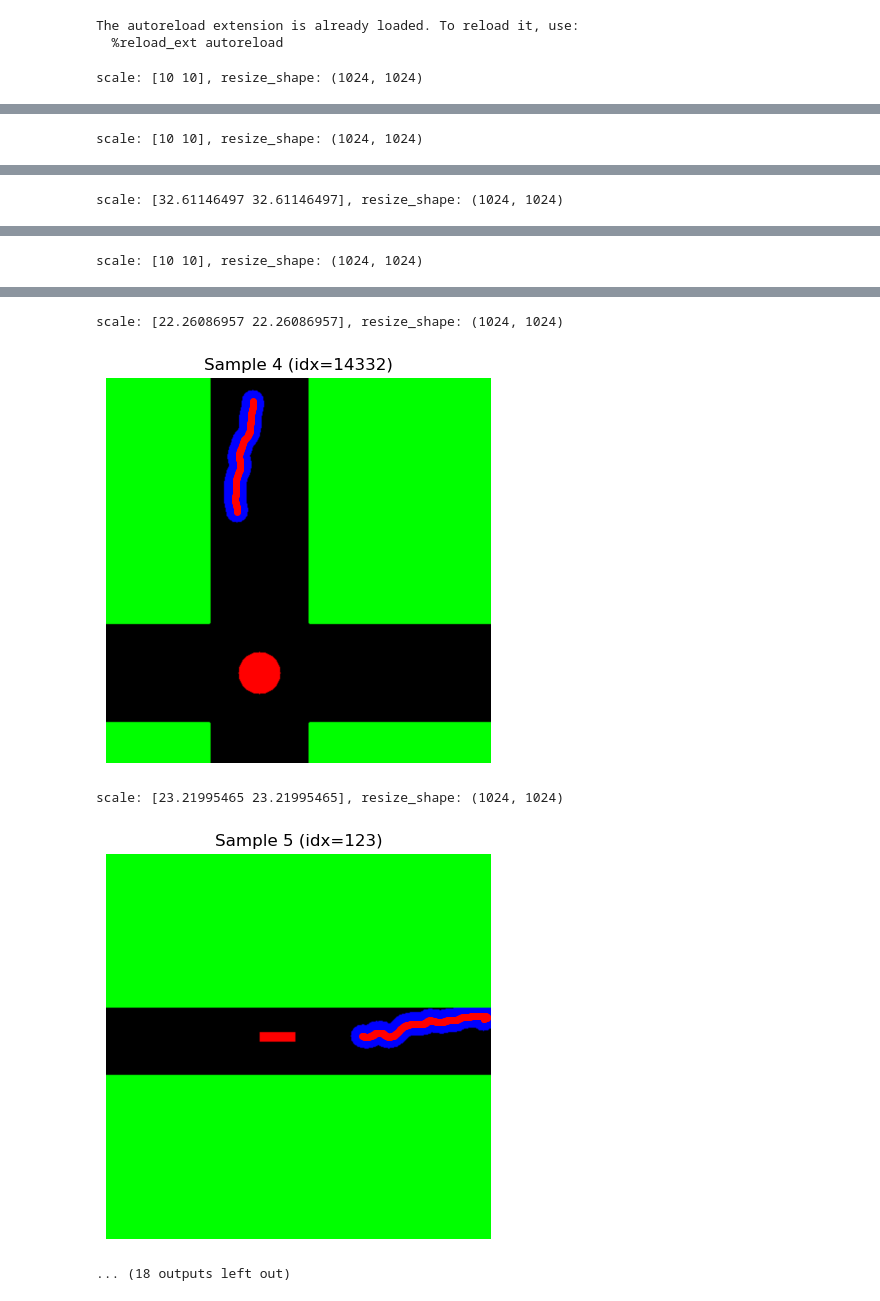
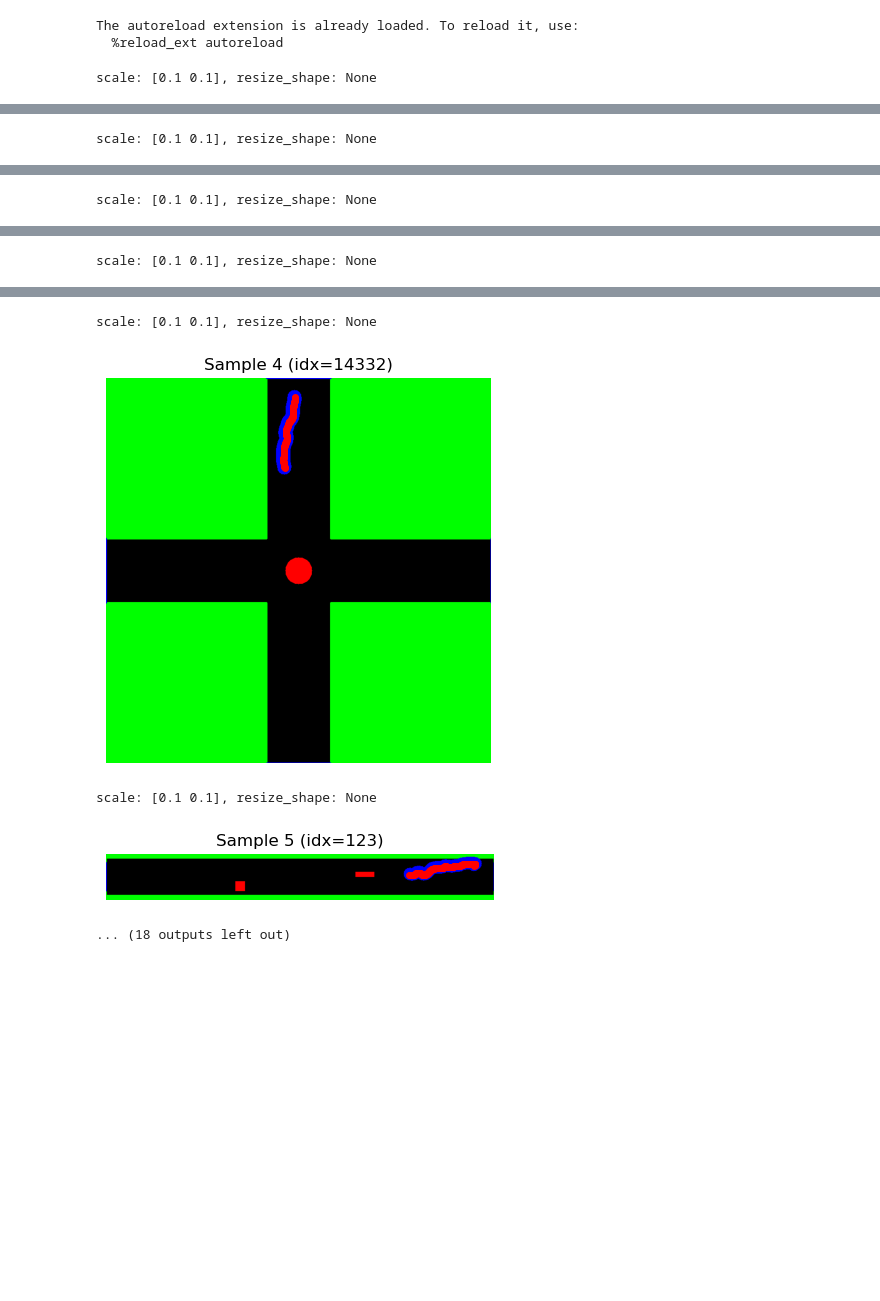
Before and after one commit to hxguo332/CSDI_social-interaction, a Jupyter notebook: visualize_dataset.ipynb, the cells around one changed output, grey strips where cells are left out. Saved outputs shown, nothing was run; the diff lists cells and outputs as text; code cells hidden in the pictures; blank space fills up the shorter version.

```diff
--- a/visualize_dataset.ipynb
+++ b/visualize_dataset.ipynb
@@ -100,37 +69 @@ visualize_simulation_dataset(data_length, scenairos, data_folder, mode="train",
 ... (3 outputs left out)
-# %%
-# Debug the dataset and visualize the tracks step by step
-data_length = 200
-scenarios = None
-data_folder = None
-resize_to = (256, 128)  # Resize to 128x128 for visualization
-dataset = AugmentedSimulationDataset(
-        data_length=data_length,
-        scenarios=scenarios,
-        data_folder=data_folder,
-        load_scenario_map=True,
-        resize_to=resize_to,
-        debug=True  # Enable debug mode to visualize tracks on scenario map
-    )
-# %%
-import cv2
-index = 20
-index, scenario = dataset.get_index(index)
-track = dataset.data[scenario][index]
-
-observed_values, observed_masks, gt_masks, time_points, person_ids = dataset._parse_single_data(
-    track, scenario, missing_ratio=dataset.missing_ratio, missing_strategy=dataset.missing_strategy)
-scen_map_raw = dataset.scen_map[scenario]
-desired_crop_size = dataset.resize_to
-
-scen_map_raw = scen_map_raw.copy()
-map_height = scen_map_raw.shape[0]
-for t in range(len(observed_values)):
-    x, y = observed_values[t]
-    y = y * dataset.scen_map_base_scale  # Scale y-coordinate by the base scale
-    x = x * dataset.scen_map_base_scale  # Scale x-coordinate by the base
-    # Flip y-coordinate to match image coordinates
-    y = map_height - y
-
-    if 0 <= x < scen_map_raw.shape[1] and 0 <= y < scen_map_raw.shape[0]:
-        cv2.circle(scen_map_raw, (int(x), int(y)), 3, (0, 0, 255), -1)
@@ -361,13 +74,14 @@ import matplotlib.pyplot as plt
 import numpy as np
 from dataset_augmented_simulation import AugmentedSimulationDataset
 
-def test_augmented_dataset_visualization(data_length, scenarios, data_folder, num_samples=5, resize_to=(128, 128)):
+def test_augmented_dataset_visualization(data_length, scenarios, data_folder, num_samples=5, resize_to=(128, 128), augmentation_mode='crop_and_resize'):
     """
     Visualize random samples from AugmentedSimulationDataset.
     """
     dataset = AugmentedSimulationDataset(
         data_length=data_length,
         scenarios=scenarios,
+        augmentation_mode=augmentation_mode,
         data_folder=data_folder,
         load_scenario_map=True,
         resize_to=resize_to,
@@ -411,10 +125,12 @@ The autoreload extension is already loaded. To reload it, use:
 data_length = 200
 scenairos = None
 data_folder = None
-test_augmented_dataset_visualization(data_length, scenairos, data_folder, num_samples=15, resize_to=(1024, 1024))
+#augmentaion_mode='pad_and_resize'
+augmentaion_mode = None
+test_augmented_dataset_visualization(data_length, scenairos, data_folder, num_samples=15, resize_to=(1024, 512), augmentation_mode=augmentaion_mode)
 # %% [output]
-scale: [10 10], resize_shape: (1024, 1024)
+scale: [0.1 0.1], resize_shape: None
 [figure]
-scale: [10 10], resize_shape: (1024, 1024)
+scale: [0.1 0.1], resize_shape: None
 [figure]
-scale: [32.61146497 32.61146497], resize_shape: (1024, 1024)
+scale: [0.1 0.1], resize_shape: None
@@ -422,7 +138,7 @@ scale: [32.61146497 32.61146497], resize_shape: (1024, 1024)
-scale: [10 10], resize_shape: (1024, 1024)
+scale: [0.1 0.1], resize_shape: None
 [figure]
-scale: [22.26086957 22.26086957], resize_shape: (1024, 1024)
+scale: [0.1 0.1], resize_shape: None
-[figure, old version]
+[figure, new version]
-scale: [23.21995465 23.21995465], resize_shape: (1024, 1024)
+scale: [0.1 0.1], resize_shape: None
-[figure, old version]
+[figure, new version]
 ... (18 outputs left out)
```
Also changed, not shown: parts of 19 cells of this notebook, 44 other files.
